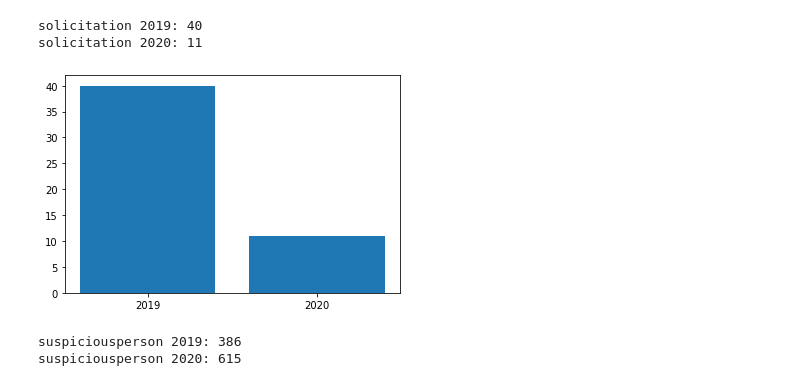
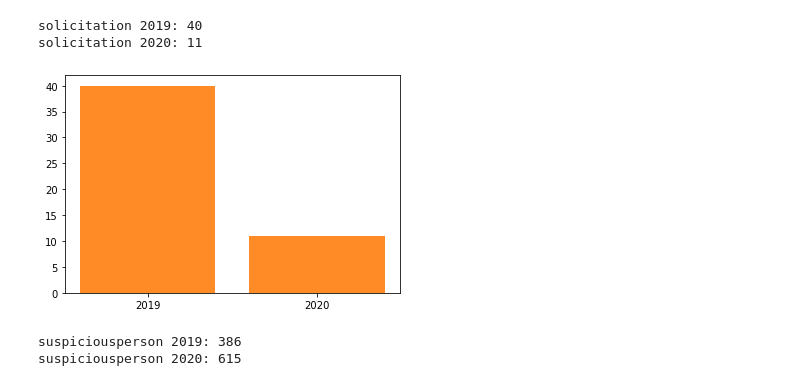
Before and after one commit to ibeth92/Crime_in_the_Time_of_COVID, a Jupyter notebook: Overall Crime.ipynb, the cells around one changed output. Saved outputs shown, nothing was run; the diff lists cells and outputs as text; code cells hidden in the pictures.

```diff
--- a/Overall Crime.ipynb
+++ b/Overall Crime.ipynb
@@ -279,10 +283,10 @@ print(f"solicitation 2020: {len(solicitation2020)}")
 solicitation 2019: 40
 solicitation 2020: 11
 # %%
-plt.bar(["2019","2020"], [len(solicitation2019), len(solicitation2020)])
+plt.bar(["2019","2020"], [len(solicitation2019), len(solicitation2020)], color='tab:orange', alpha=0.9, align="center")
 plt.show()
 # %% [output]
-[figure, old version]
+[figure, new version]
 # %%
 suspiciousperson2019 = crime_data2019[crime_data2019['Highest Offense Description'].str.contains("SUSPICIOUS PERSON")]
 print(f"suspiciousperson 2019: {len(suspiciousperson2019)}")
```
Also changed, not shown: parts of 10 cells of this notebook, 1 other file.
